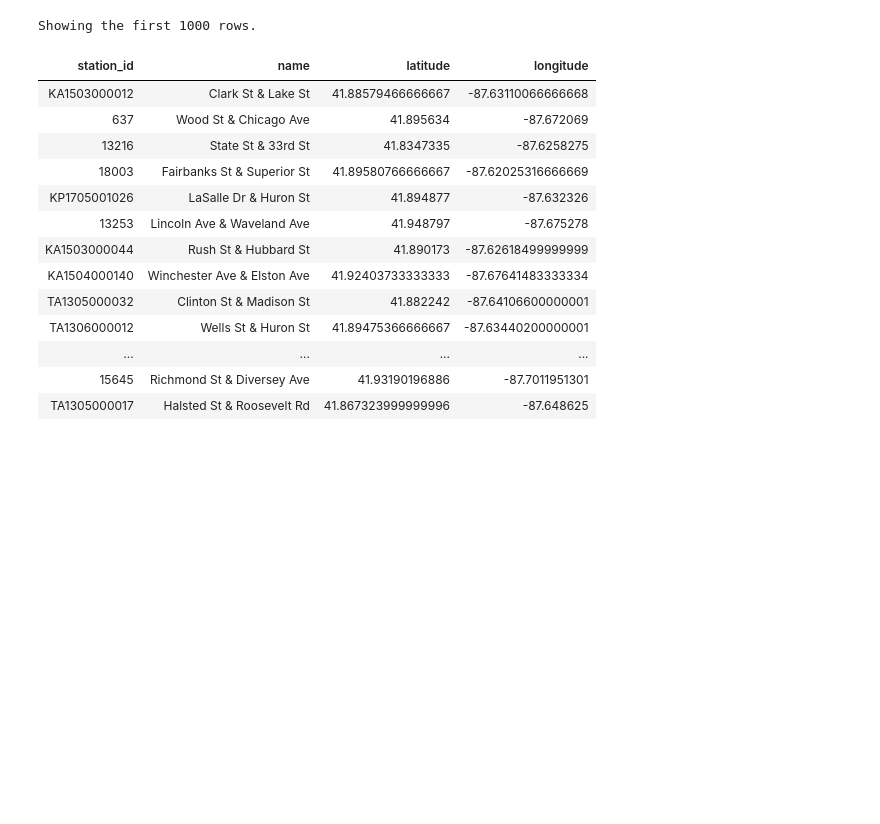
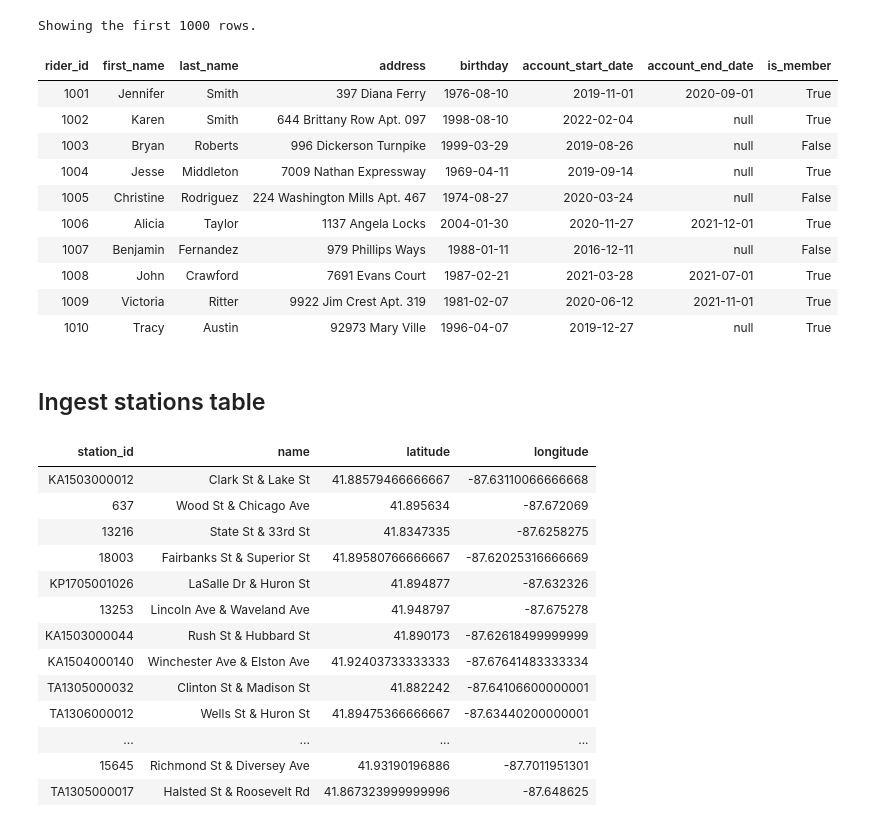
Before and after one commit to NgoDuyVu1993/Data_Engineer_Ass4_Databricks, a Jupyter notebook: scripts/Ingest_data.ipynb, the cells around one changed output. Saved outputs shown, nothing was run; the diff lists cells and outputs as text; code cells hidden in the pictures; blank space fills up the shorter version.

```diff
--- a/scripts/Ingest_data.ipynb
+++ b/scripts/Ingest_data.ipynb
@@ -70,6 +67,20 @@ display(df)
 | 1398 | Tiffany | Baker | 0312 Pamela Loaf | 1992-01-19 | 2019-11-03 | 2020-03-01 | True |
 | 1399 | Christopher | Hurley | 56712 Amber Crossroad Apt. 227 | 1980-10-10 | 2019-02-01 | 2021-02-01 | True |
 Showing the first 1000 rows.
+# %%
+display(df.head(10))
+# %% [output]
+| rider_id | first_name | last_name | address | birthday | account_start_date | account_end_date | is_member |
+| 1001 | Jennifer | Smith | 397 Diana Ferry | 1976-08-10 | 2019-11-01 | 2020-09-01 | True |
+| 1002 | Karen | Smith | 644 Brittany Row Apt. 097 | 1998-08-10 | 2022-02-04 | null | True |
+| 1003 | Bryan | Roberts | 996 Dickerson Turnpike | 1999-03-29 | 2019-08-26 | null | False |
+| 1004 | Jesse | Middleton | 7009 Nathan Expressway | 1969-04-11 | 2019-09-14 | null | True |
+| 1005 | Christine | Rodriguez | 224 Washington Mills Apt. 467 | 1974-08-27 | 2020-03-24 | null | False |
+| 1006 | Alicia | Taylor | 1137 Angela Locks | 2004-01-30 | 2020-11-27 | 2021-12-01 | True |
+| 1007 | Benjamin | Fernandez | 979 Phillips Ways | 1988-01-11 | 2016-12-11 | null | False |
+| 1008 | John | Crawford | 7691 Evans Court | 1987-02-21 | 2021-03-28 | 2021-07-01 | True |
+| 1009 | Victoria | Ritter | 9922 Jim Crest Apt. 319 | 1981-02-07 | 2020-06-12 | 2021-11-01 | True |
+| 1010 | Tracy | Austin | 92973 Mary Ville | 1996-04-07 | 2019-12-27 | null | True |
 # %%
 # Save to Delta
 df.write.format("delta") \
@@ -82,3 +91,5 @@ df.write.format("delta") \
+# %% [markdown]
+## Ingest stations table
 # %%
 # Read file Stations
 df = spark.read.format("csv") \
```
Also changed, not shown: parts of 9 cells of this notebook, 6 other files.
